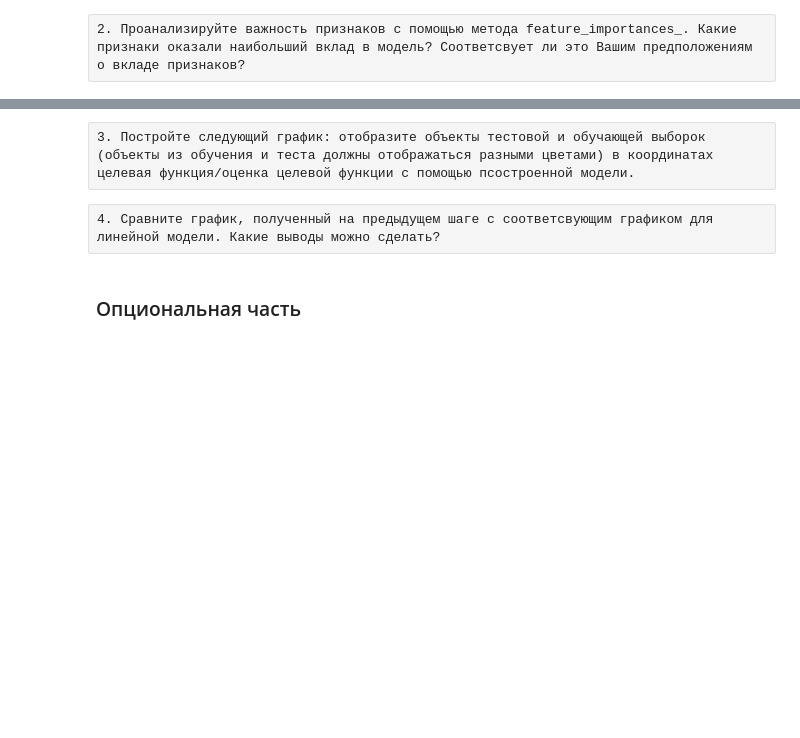
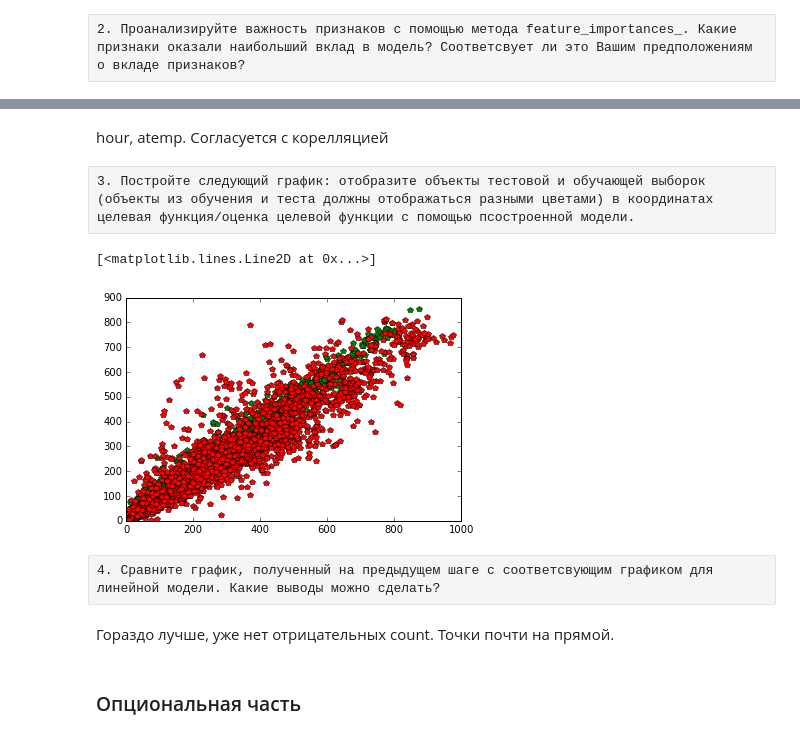
Before and after one commit to etoestja/inf, a Jupyter notebook: mipt/s6/python/task2/Assignment.ipynb, the cells around one changed output, grey strips where cells are left out. Saved outputs shown, nothing was run; the diff lists cells and outputs as text; code cells hidden in the pictures; blank space fills up the shorter version.

```diff
--- a/mipt/s6/python/task2/Assignment.ipynb
+++ b/mipt/s6/python/task2/Assignment.ipynb
@@ -72,6 +194,25 @@ import pandas as pd
 ### Линейные модели
 # %% [raw]
 1. Разделите данные на обучающую и тестовую выборки. Данные имеют временную приявязку, поэтому их нужно разделить по времени: в тестовую выборку нужно выделить объекты из более позднего временного промежутка, по сравнению с обучающей выборкой. РАзмер тестовой выборки выеберите самостоятельно.
+# %%
+m = len(df.index)
+
+def get_cv_item(train_size):
+    thr = int(train_size * m)
+    return (range(thr), range(thr, m))
+
+# можно делать for itrain, itest in cv
+cv = []
+
+# отрезать от начала на train
+train_size = 0.7
+
+# добавляем в cv
+cv.append(get_cv_item(train_size))
 # %% [raw]
 2.  В наборе данных доступны вещественные, бинарные и категориальные признаки, однако со всеми из них можно работать как с вещественными признаками, давайте будем делать именно так. Согласно пункту 10 из раздела "Анализ и визуализация данных" признаки имеют разный маштаб. Отбмасштабируйте признаки с помощью преобразования preprocessing.StandardScaler.
+# %%
+sc = preprocessing.StandardScaler()
+X = sc.fit_transform(df.iloc[:,1:])
+y = np.array(df.iloc[:,0])
 # %% [raw]
@@ -138,3 +493,13 @@ metrics.mean_absolute_error(test_labels, estimator.predict(test_data))
 ### Случайный лес
 # %% [raw]
 1. Обучите модель случайный лес (ensemble.RandomForestRegressor) и оцените качество получившейся модели на обучении и на тесте.
+# %%
+ITrain, ITest = cv[0]
+XTrain, XTest = X[ITrain], X[ITest]
+yTrain, yTest = y[ITrain], y[ITest]
+
+rf = ensemble.RandomForestRegressor()
+rf.fit(XTrain, yTrain)
+
+print metrics.mean_absolute_error(yTrain, rf.predict(XTrain))
+print metrics.mean_absolute_error(yTest, rf.predict(XTest))
@@ -143,7 +527,17 @@ metrics.mean_absolute_error(test_labels, estimator.predict(test_data))
+# %% [markdown]
+hour, atemp. Согласуется с корелляцией
 # %% [raw]
 3. Постройте следующий график: отобразите объекты тестовой и обучающей выборок (объекты из обучения и теста должны отображаться разными цветами) в координатах целевая функция/оценка целевой функции с помощью псостроенной модели.
+# %%
+plt.plot(yTrain, rf.predict(XTrain), 'pg')
+plt.plot(yTest, rf.predict(XTest), 'pr')
+# %% [output]
+[<matplotlib.lines.Line2D at 0x...>]
+[figure, added]
 # %% [raw]
 4. Сравните график, полученный на предыдущем шаге с соответсвующим графиком для линейной модели. Какие выводы можно сделать?
+# %% [markdown]
+Гораздо лучше, уже нет отрицательных count. Точки почти на прямой.
 # %% [markdown]
 ### Опциональная часть
 # %% [markdown]
```
Also changed, not shown: parts of 37 cells of this notebook.
